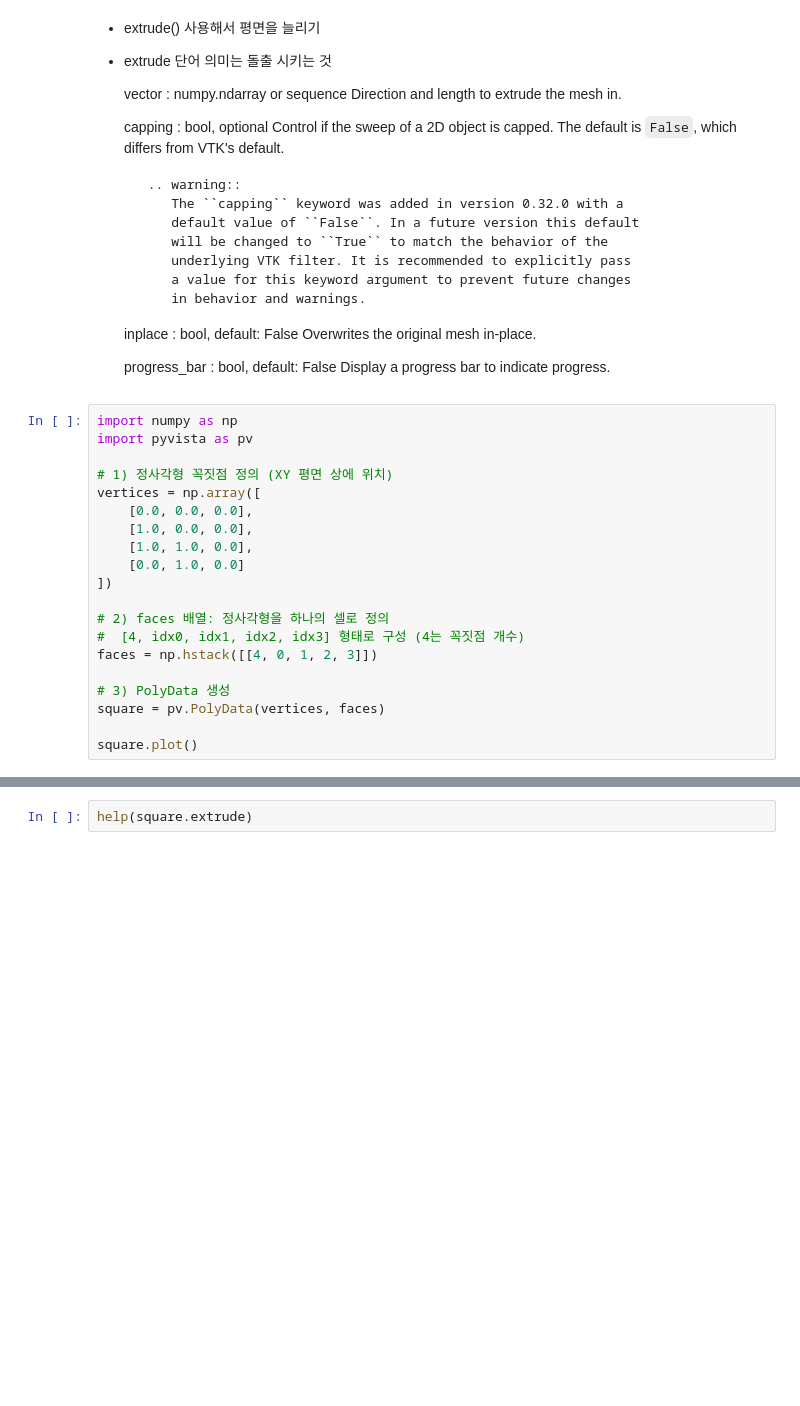
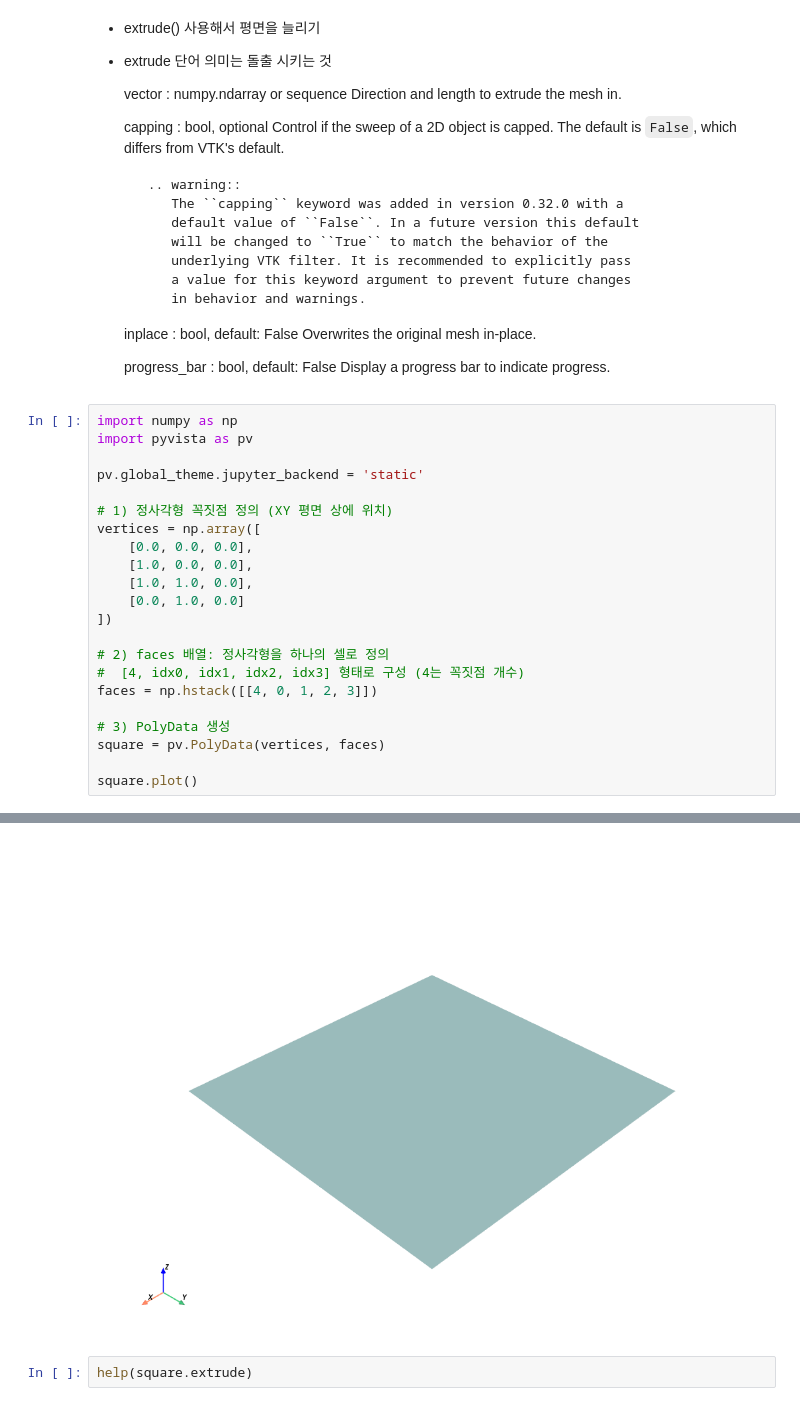
Before and after one commit to webtk/simple-pyvista-notebooks, a Jupyter notebook: notebooks/02.Basic_Mesh_Ops/01_mesh_extract.ipynb, the cells around one changed output, grey strips where cells are left out. Drawn from its saved outputs; the diff is of its cells as text; blank space fills up the shorter version.

Commit message:
fix: static 으로 pv 결과 출력 시키기

```diff
--- a/notebooks/02.Basic_Mesh_Ops/01_mesh_extract.ipynb
+++ b/notebooks/02.Basic_Mesh_Ops/01_mesh_extract.ipynb
@@ -26,6 +26,8 @@
 # %%
 import numpy as np
 import pyvista as pv
+
+pv.global_theme.jupyter_backend = 'static'
 
 # 1) 정사각형 꼭짓점 정의 (XY 평면 상에 위치)
 vertices = np.array([
@@ -48,3 +49,4 @@ Widget(value='<iframe src="http://localhost:40129/index.html?ui=P_0x7fc11623b670
+[figure, added]
 # %%
 help(square.extrude)
 # %% [output]
```
Also changed, not shown: parts of 3 cells of this notebook.
